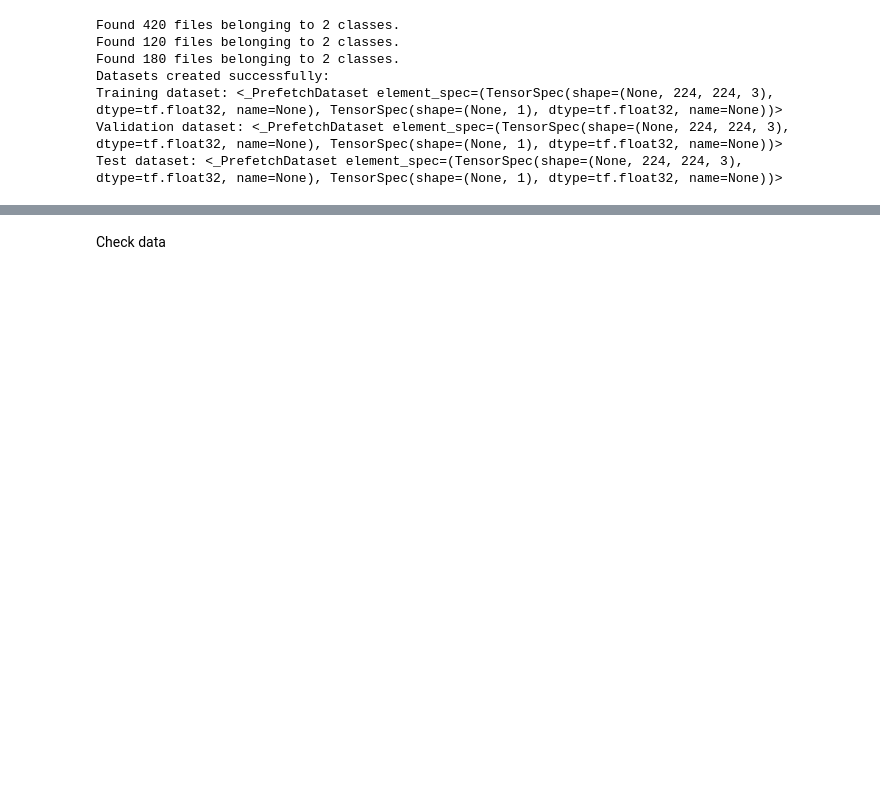
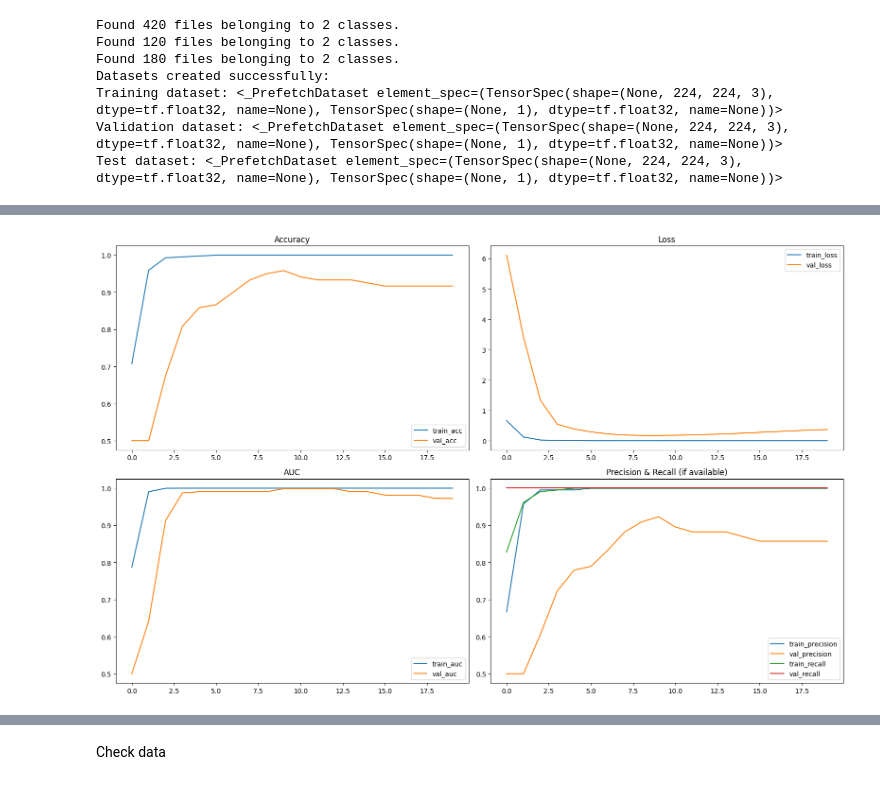
Before and after one commit to minhduongts13/BrainScan, a Jupyter notebook: Hemmorhage.ipynb, the cells around one changed output, grey strips where cells are left out. Cells and saved outputs as stored; diff of their text form; code cells hidden in the pictures; blank space fills up the shorter version.

```diff
--- a/Hemmorhage.ipynb
+++ b/Hemmorhage.ipynb
@@ -113,0 +254,14 @@ Test dataset: <_PrefetchDataset element_spec=(TensorSpec(shape=(None, 224, 224,
+# %%
+from tensorflow.keras.callbacks import EarlyStopping
+
+EPOCHS = 60  # You can adjust the number of epochs
+
+# Define Early Stopping callback
+early_stopping = EarlyStopping(monitor='val_loss', patience=10, restore_best_weights=True) # You can adjust patience
+
+history = model.fit(
+    train_ds,
+    validation_data=validation_ds,
+    epochs=EPOCHS,
+    callbacks=[early_stopping] # Add Early Stopping callback
+)
@@ -113,0 +372,83 @@ Test dataset: <_PrefetchDataset element_spec=(TensorSpec(shape=(None, 224, 224,
+# %%
+# --- Imports cần thiết ---
+import numpy as np
+import matplotlib.pyplot as plt
+from sklearn.metrics import (
+    confusion_matrix,
+    ConfusionMatrixDisplay,
+    classification_report,
+    #roc_curve, # Moved to cell SeU77Uxk223T
+    #roc_auc_score # Moved to cell SeU77Uxk223T
+)
+
+# -------------------------
+# 1) Plot training metrics
+# -------------------------
+# Kiểm tra keys trong history
+print("History keys:", list(history.history.keys()))
+
+# Lấy các metric nếu tồn tại
+def get_hist(key):
+    return history.history[key] if key in history.history else None
+
+acc = get_hist('accuracy')
+val_acc = get_hist('val_accuracy')
+loss = get_hist('loss')
+val_loss = get_hist('val_loss')
+auc = get_hist('auc')
+val_auc = get_hist('val_auc')
+precision = get_hist('precision')
+val_precision = get_hist('val_precision')
+recall = get_hist('recall')
+val_recall = get_hist('val_recall')
+
+epochs_range = range(len(history.epoch))
+
+# Plot (tùy theo metric có tồn tại hay không)
+plt.figure(figsize=(16, 10))
+
+# Accuracy
+plt.subplot(2, 2, 1)
+if acc is not None:
+    plt.plot(epochs_range, acc, label='train_acc')
+if val_acc is not None:
+    plt.plot(epochs_range, val_acc, label='val_acc')
+plt.legend()
+plt.title('Accuracy')
+
+# Loss
+plt.subplot(2, 2, 2)
+if loss is not None:
+    plt.plot(epochs_range, loss, label='train_loss')
+if val_loss is not None:
+    plt.plot(epochs_range, val_loss, label='val_loss')
+plt.legend()
+plt.title('Loss')
+
+# AUC (nếu có)
+plt.subplot(2, 2, 3)
+if auc is not None:
+    plt.plot(epochs_range, auc, label='train_auc')
+if val_auc is not None:
+    plt.plot(epochs_range, val_auc, label='val_auc')
+plt.legend()
+plt.title('AUC')
+
+# Precision/Recall (nếu có) — vẽ chung
+plt.subplot(2, 2, 4)
+plotted = False
+if precision is not None:
+    plt.plot(epochs_range, precision, label='train_precision'); plotted=True
+if val_precision is not None:
+    plt.plot(epochs_range, val_precision, label='val_precision'); plotted=True
+if recall is not None:
+    plt.plot(epochs_range, recall, label='train_recall'); plotted=True
+if val_recall is not None:
+    plt.plot(epochs_range, val_recall, label='val_recall'); plotted=True
+if plotted:
+    plt.legend()
+plt.title('Precision & Recall (if available)')
+
+plt.tight_layout()
+plt.show()
+# %% [output]
@@ -113,0 +456 @@ Test dataset: <_PrefetchDataset element_spec=(TensorSpec(shape=(None, 224, 224,
+[figure, added]
```
Also changed, not shown: parts of 39 cells of this notebook.
